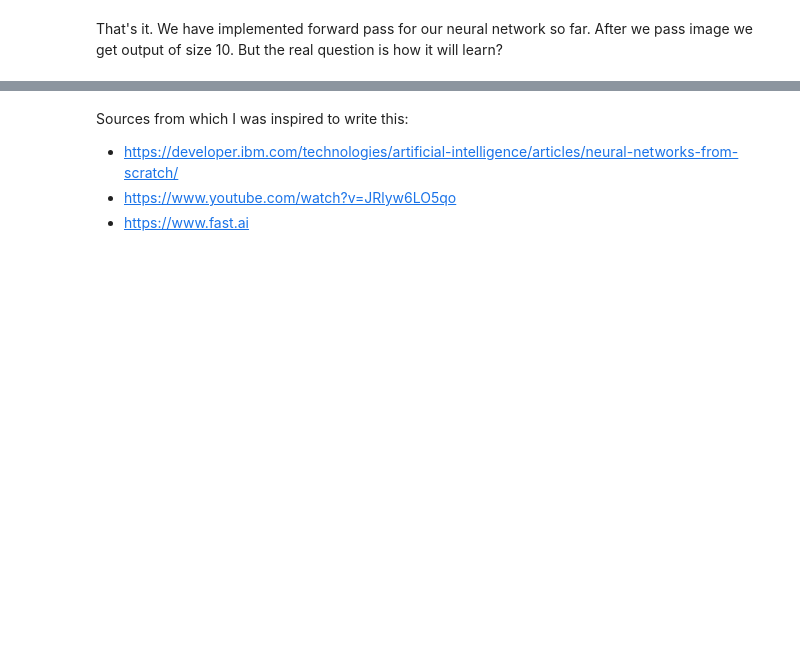
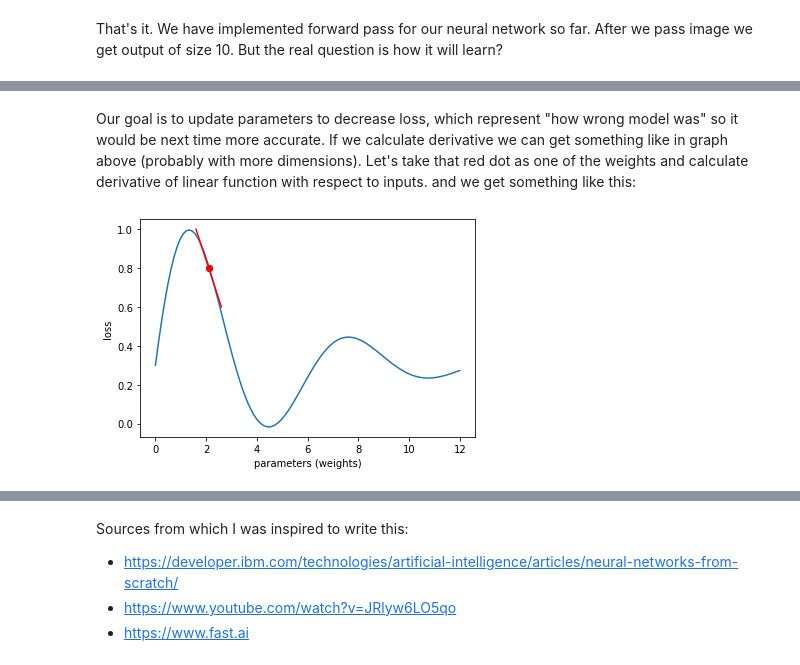
Before and after one commit to ludius0/my-blog, a Jupyter notebook: _notebooks/2020-12-05-First-blog-(test).ipynb, the cells around one changed output, grey strips where cells are left out. Cells and saved outputs as stored; diff of their text form; code cells hidden in the pictures; blank space fills up the shorter version.

```diff
--- a/_notebooks/2020-12-05-First-blog-(test).ipynb
+++ b/_notebooks/2020-12-05-First-blog-(test).ipynb
@@ -251,0 +321,19 @@ The fundamental question is `How do you meaningfully update parameters?`.
+# %% [markdown]
+Our goal is to update parameters to decrease loss, which represent "how wrong model was" so it would be next time more accurate. If we calculate derivative we can get something like in graph above (probably with more dimensions).
+Let's take that red dot as one of the weights and calculate derivative of linear function with respect to inputs. and we get something like this:
+# %%
+#hide-input
+dot = np.array([[2.1], [0.8]])
+plt.plot(dot[0], dot[1], "r", marker="o")
+xa = np.linspace(0, 12, 100)
+ya = np.sin(xa)*np.exp(-xa/4) + 0.3
+plt.plot(xa, ya)
+plt.xlabel("parameters (weights)")
+plt.ylabel("loss")
+plt.plot(dot[0], dot[1], "r", marker="o")
+xb = np.array([1.6, 2.1, 2.6])
+yb = np.array([1., 0.8, 0.6])
+plt.plot(xb, yb, "r")
+plt.show()
+# %% [output]
+[figure, added]
```
Also changed, not shown: parts of 50 cells of this notebook.
